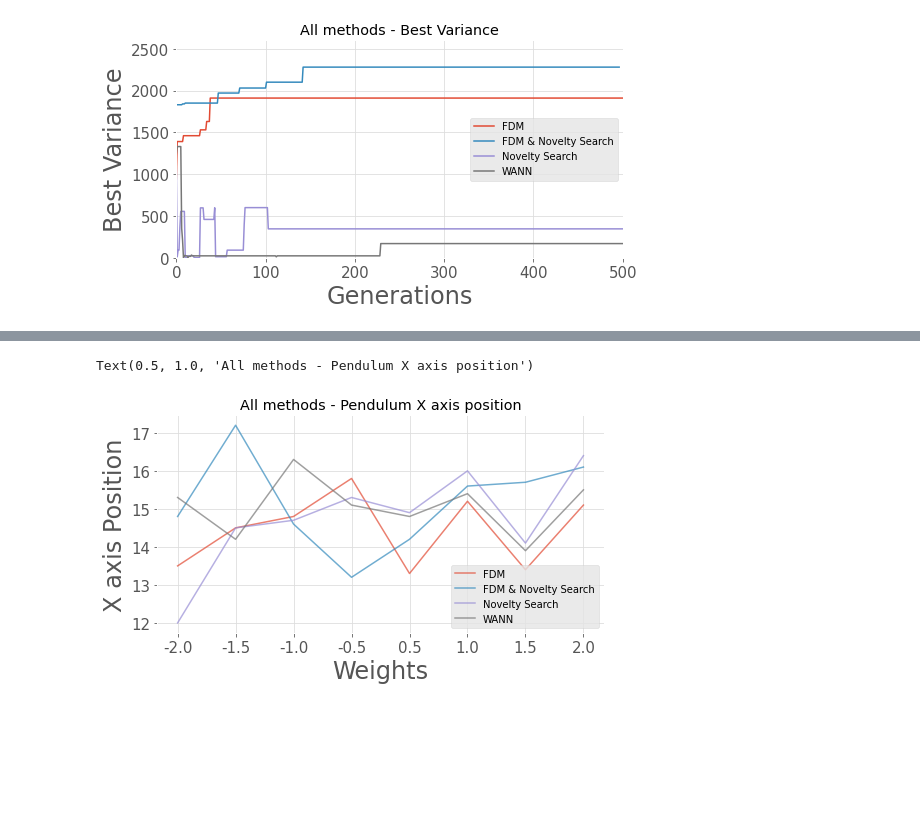
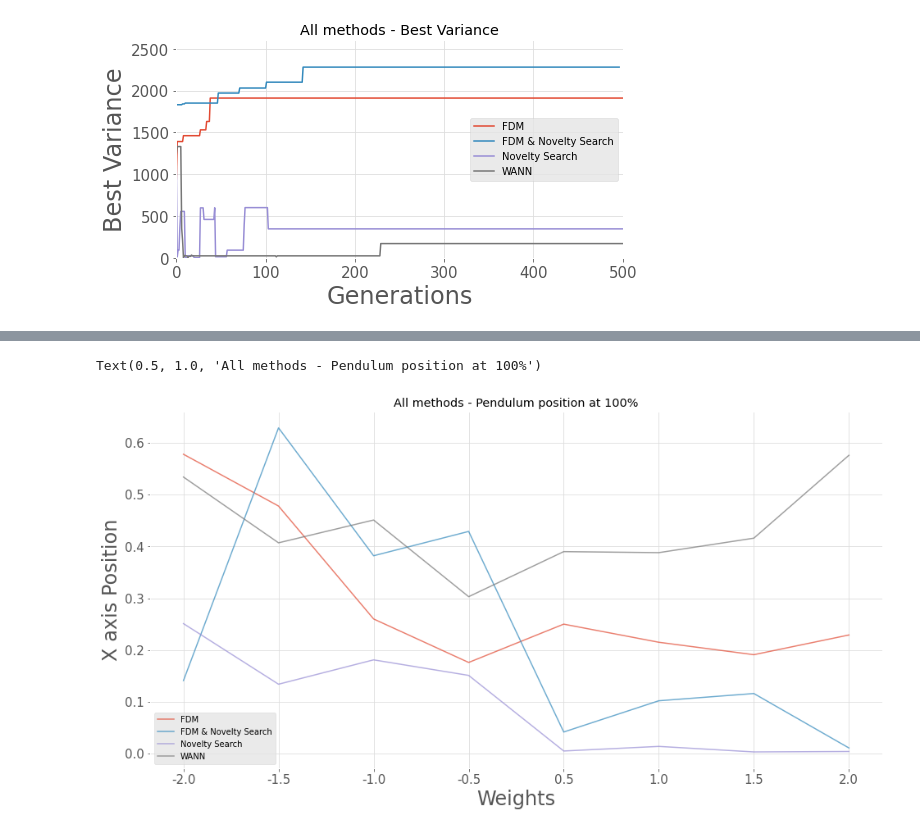
Before and after one commit to yurilavinas/brain-tokyo-workshop, a Jupyter notebook: fdm/fdm_code/Visualization_Comparison.ipynb, the cells around one changed output, grey strips where cells are left out. Drawn from its saved outputs; the diff is of its cells as text; code cells hidden in the pictures; blank space fills up the shorter version.

```diff
--- a/fdm/fdm_code/Visualization_Comparison.ipynb
+++ b/fdm/fdm_code/Visualization_Comparison.ipynb
@@ -486,44 +845,44 @@ pos_x_wann = np.loadtxt('test_log/wann_pos_x.out', delimiter=',')
 # %%
 # Plot fitness progress:
 plt.style.use('ggplot')
-plt.figure(figsize=(figsize_x,figsize_y))
+plt.figure(figsize=(figsize_x*2,figsize_y*2))
 ax = plt.axes()
 ax.set(facecolor = "white")
 ax.grid(which='major', color='#DDDDDD', linewidth=0.8)
 xi = list(range(len(weights)))
 
 
-plt.plot(xi,pos_x_fdm, label="FDM", alpha = 0.7)
-plt.plot(xi,pos_x_fdm_ns, label="FDM & Novelty Search", alpha = 0.7)
-plt.plot(xi,pos_x_ns, label="Novelty Search", alpha = 0.7)
-plt.plot(xi,pos_x_wann, label="WANN", alpha = 0.7)
+plt.plot(xi,pos_100_fdm, label="FDM", alpha = 0.7)
+plt.plot(xi,pos_100_fdm_ns, label="FDM & Novelty Search", alpha = 0.7)
+plt.plot(xi,pos_100_ns, label="Novelty Search", alpha = 0.7)
+plt.plot(xi,pos_100_wann, label="WANN", alpha = 0.7)
 
 # lg = plt.legend(bbox_to_anchor=(-0.07, legend_distance, 1.95, .02), loc='lower left', frameon=False,
 #            ncol=4, borderaxespad=0., facecolor="white", fontsize = 20)
 plt.grid(True)
 plt.legend()
 
 plt.xlabel('Weights', fontsize = 24)
 plt.ylabel('X axis Position', fontsize = 24)
 plt.xticks(fontsize = 15)
 plt.yticks(fontsize = 15)
 
 
 axes = plt.gca()
 # axes.set_xlim([0,500])
 # ax.set_xbound(lower=0.0, upper=500)
 # ax.set_ybound(lower=0.0, upper=2600)
 # ax.set_xticklabels(xi,weights)
 
 plt.xticks(xi,weights)
 
 plt.savefig('images/all_methods_weights_vs_rewards.png',dpi=300,
             format='png',
 #             bbox_extra_artists=(lg,),
             bbox_inches='tight')
 
 
-plt.title('All methods - Pendulum X axis position')
+plt.title('All methods - Pendulum position at 100%')
 # %% [output]
-Text(0.5, 1.0, 'All methods - Pendulum X axis position')
+Text(0.5, 1.0, 'All methods - Pendulum position at 100%')
-[figure, old version]
+[figure, new version]
```
Also changed, not shown: parts of 15 cells of this notebook, 6 other files.
